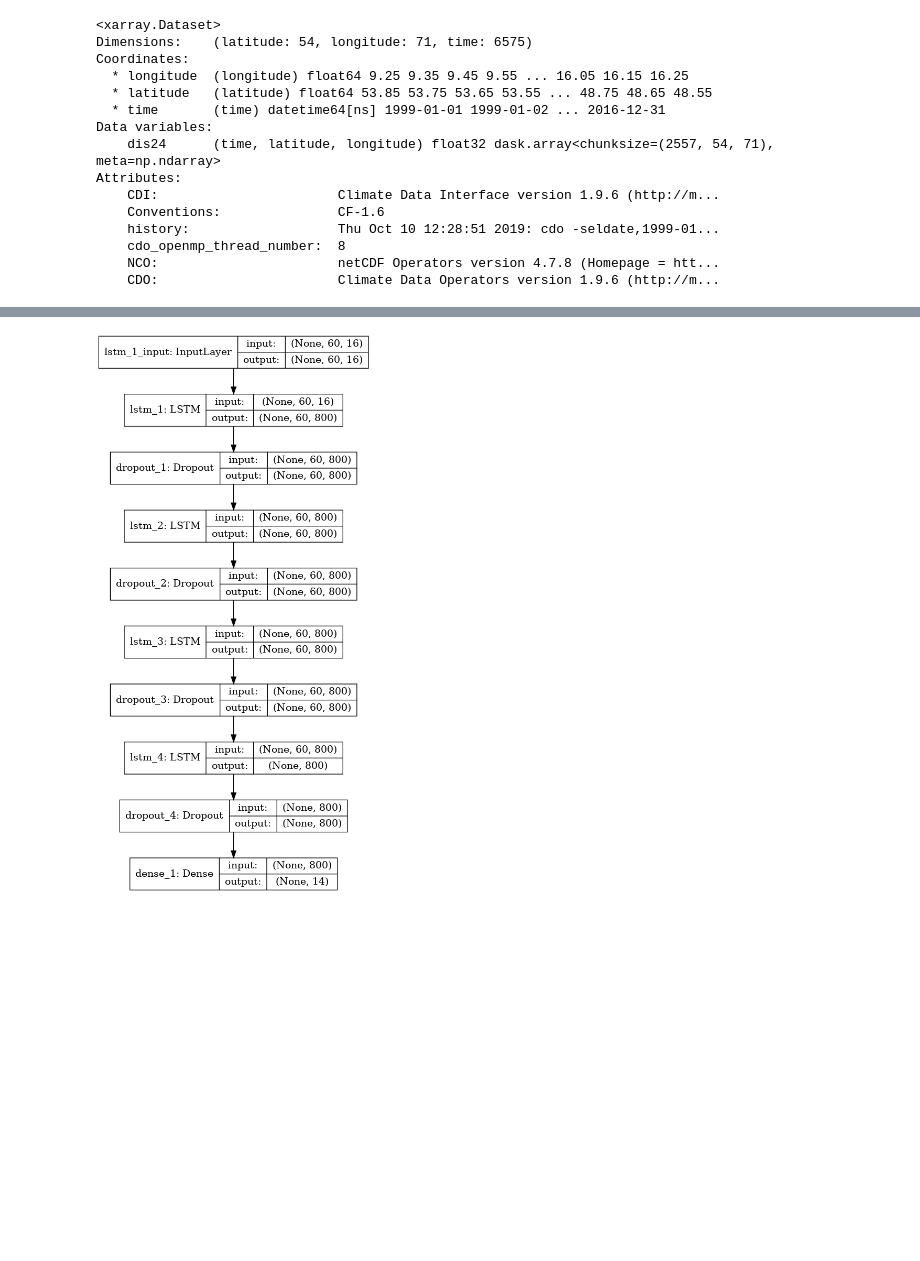
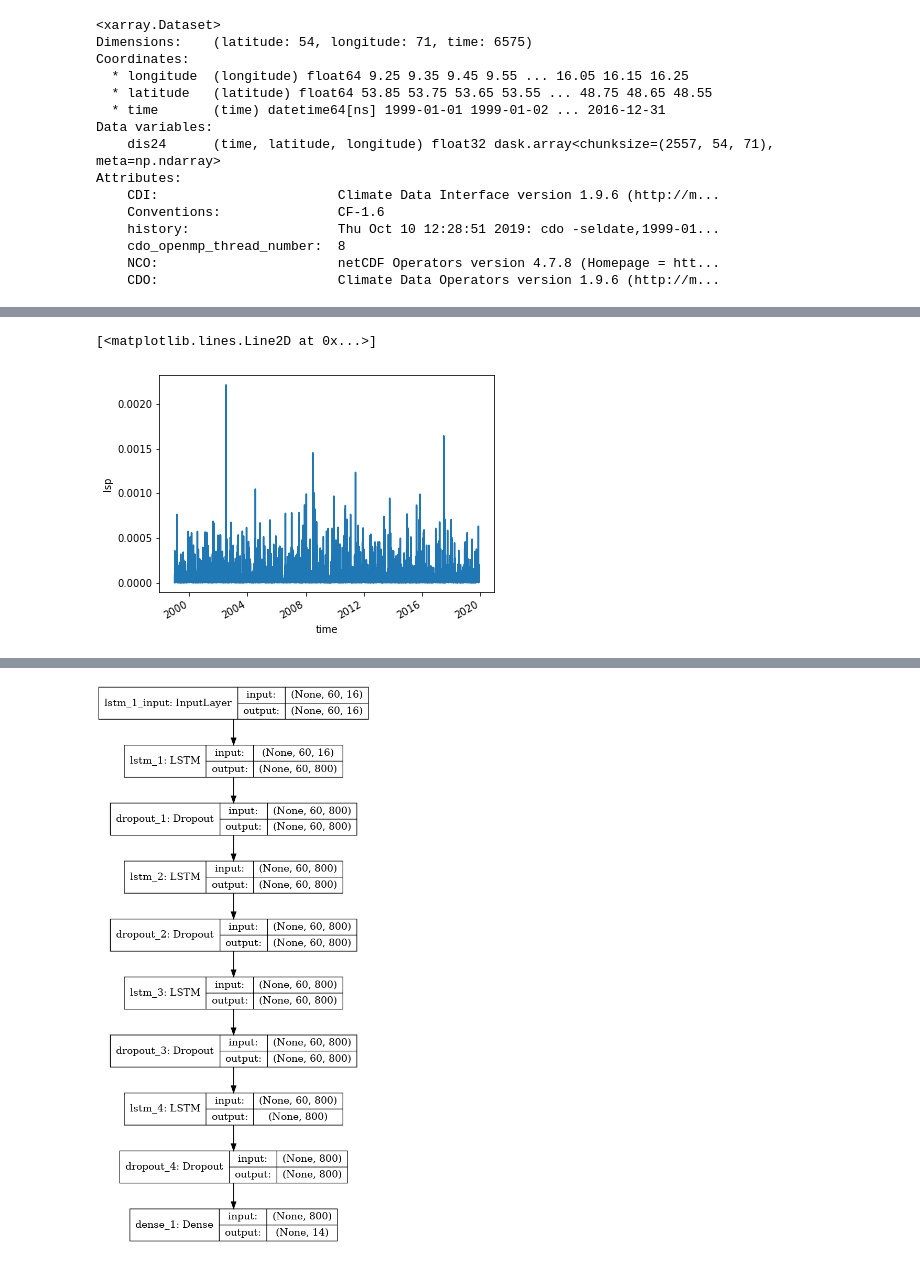
Before and after one commit to Gongsta/flood-prediction, a Jupyter notebook: jupyter/Models/elbe_model.ipynb, the cells around one changed output, grey strips where cells are left out. Saved outputs shown, nothing was run; the diff lists cells and outputs as text; code cells hidden in the pictures; blank space fills up the shorter version.

```diff
--- a/jupyter/Models/elbe_model.ipynb
+++ b/jupyter/Models/elbe_model.ipynb
@@ -123,0 +146,5 @@ y_point = y_point.drop(['latitude','longitude'])
+# %%
+X_point['lsp'].plot()
+# %% [output]
+[<matplotlib.lines.Line2D at 0x...>]
+[figure, added]
```
Also changed, not shown: parts of 35 cells of this notebook, 18 other files.
